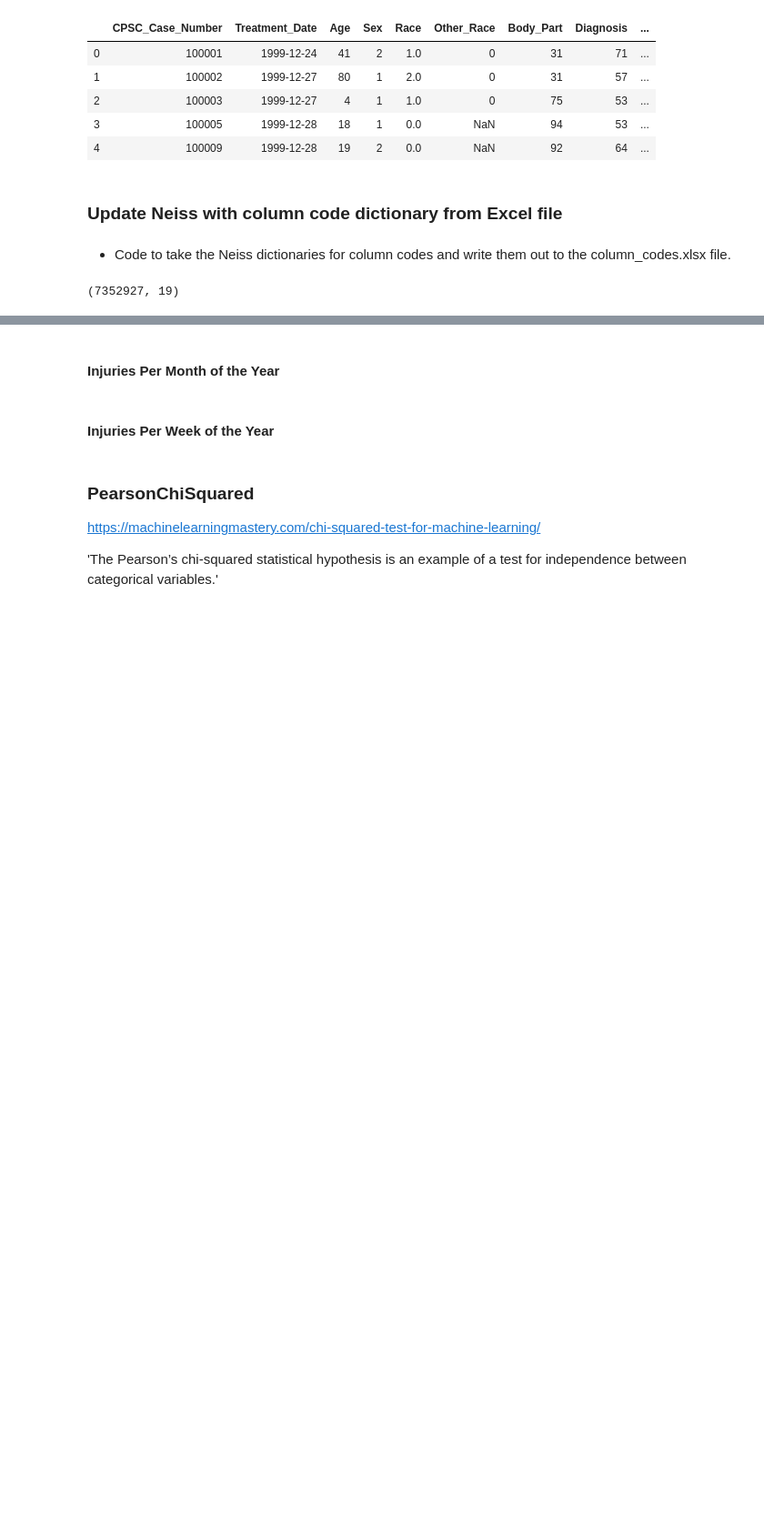
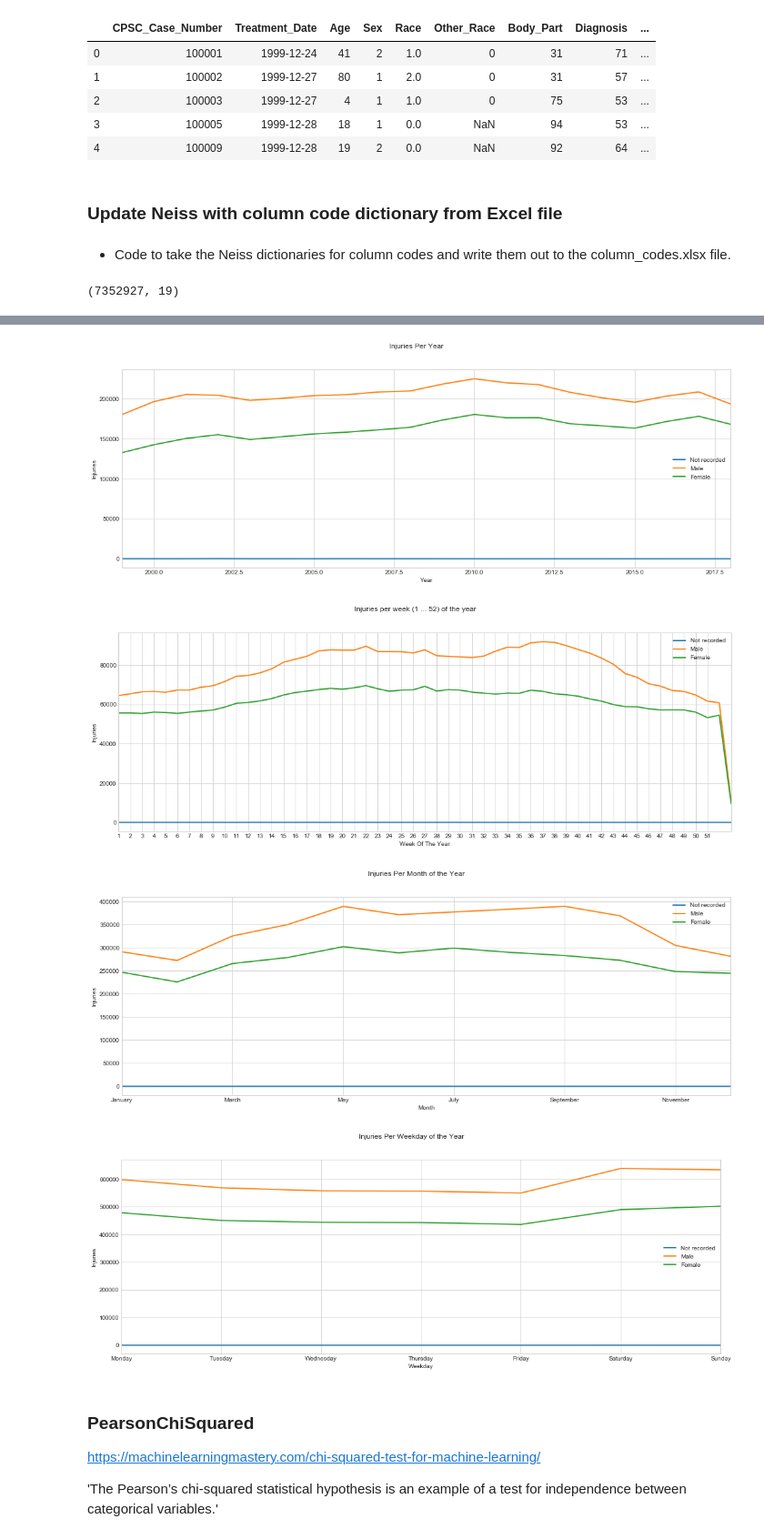
Before and after one commit to mrcorbett/MET_CS677_DataScienceWithPython, a Jupyter notebook: Project/bicycle_crashes_neiss_v10.ipynb, the cells around one changed output, grey strips where cells are left out. Shown at 91% size. Drawn from its saved outputs; the diff is of its cells as text; code cells hidden in the pictures; blank space fills up the shorter version.

```diff
--- a/Project/bicycle_crashes_neiss_v10.ipynb
+++ b/Project/bicycle_crashes_neiss_v10.ipynb
@@ -109,2 +155,0 @@ dfNeiss.shape
-# %%
-date_name, stat_name = 'Treatment_Date', 'Sex'
@@ -123,2 +155,0 @@ if True == Includes.TimingDiagrams:
-# %% [markdown]
-#### Injuries Per Month of the Year
@@ -128,2 +155,0 @@ if True == Includes.TimingDiagrams:
-# %% [markdown]
-#### Injuries Per Week of the Year
@@ -133,3 +156,14 @@ if True == Includes.TimingDiagrams:
+# %%
+if True == Includes.TimeBasedGraphs:
+    stat_name = 'Sex'
+    date_name = 'Treatment_Date'
+
+    TimeBasedGraphs(dfNeiss, Neiss.getColumnDictionary(stat_name), date_name, stat_name).show()
+# %% [output]
+[figure, added]
+[figure, added]
+[figure, added]
+[figure, added]
 # %% [markdown]
 ### PearsonChiSquared
 
```
Also changed, not shown: parts of 30 cells of this notebook, 2 other files.
